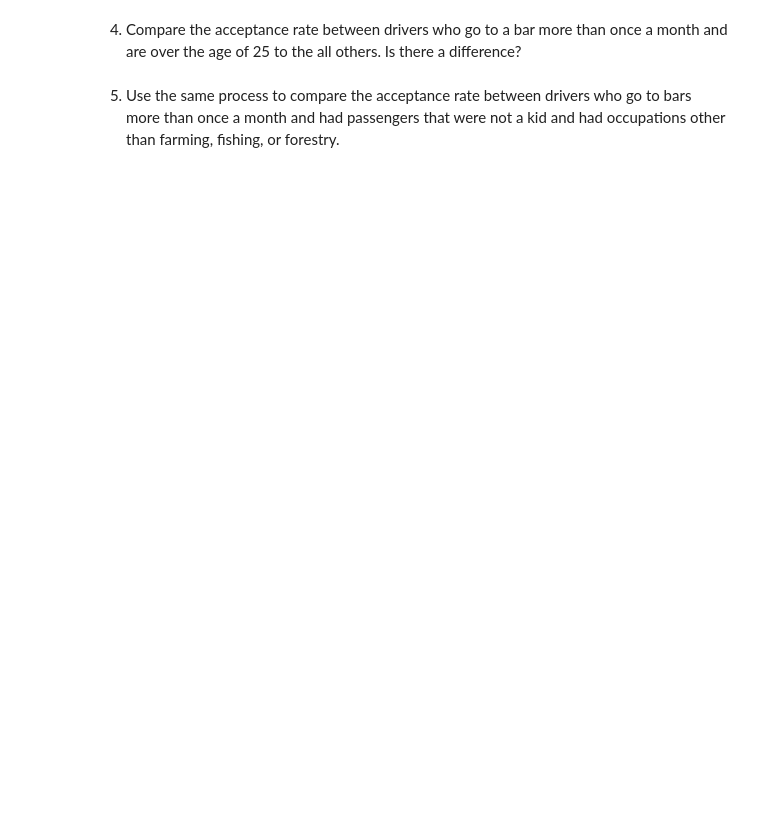
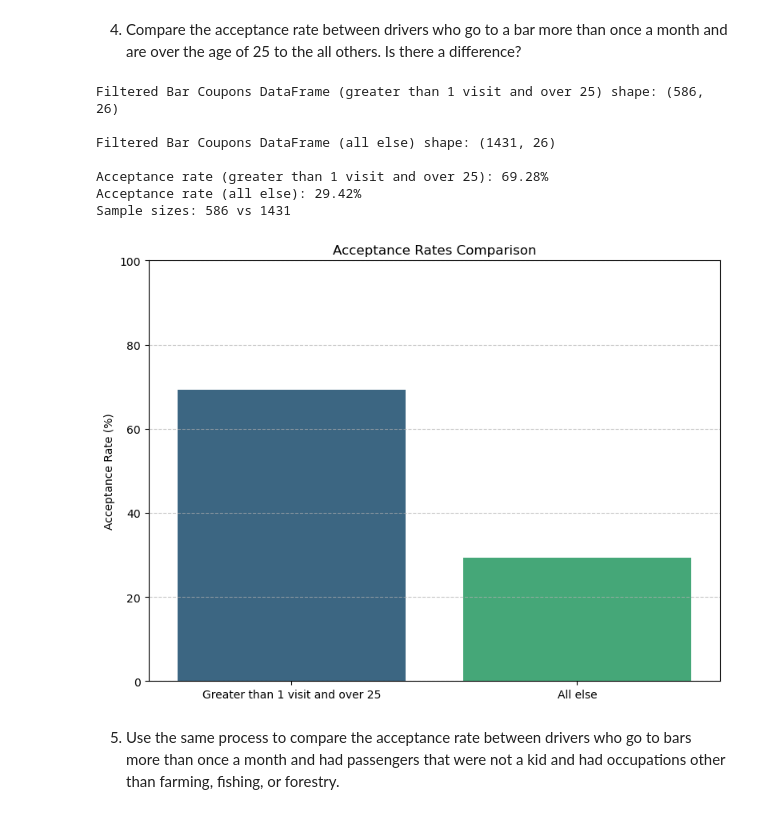
Before and after one commit to JimKlein325/MachineLearning-AMTCouponAnalysis, a Jupyter notebook: prompt.ipynb, the cells around one changed output. Saved outputs shown, nothing was run; the diff lists cells and outputs as text; code cells hidden in the pictures; blank space fills up the shorter version.

```diff
--- a/prompt.ipynb
+++ b/prompt.ipynb
@@ -356,4 +455,38 @@ Now, we will lead you through an exploration of just the bar related coupons.
 # %% [markdown]
 4. Compare the acceptance rate between drivers who go to a bar more than once a month and are over the age of 25 to the all others.  Is there a difference?
+# %%
+# use .query to filter rows where 'Bar' is in ['1~3', '4~8', 'gt8'] and 'age' in ['21', '46', '26', '31', '41', '50plus', '36']
+bar_coupons_gt1_over25 = bar_coupons.query("Bar in ['1~3', '4~8', 'gt8'] and age in ['21', '46', '26', '31', '41', '50plus', '36']")
+bar_coupons_all_else = bar_coupons.query("not (Bar in ['1~3', '4~8', 'gt8'] and age in ['21', '46', '26', '31', '41', '50plus', '36'])")
+
+print(f"\nFiltered Bar Coupons DataFrame (greater than 1 visit and over 25) shape: {bar_coupons_gt1_over25.shape}")
+print(f"\nFiltered Bar Coupons DataFrame (all else) shape: {bar_coupons_all_else.shape}")
+
+# calculate acceptance rates for both groups
+acceptance_rate_gt1_over25 = bar_coupons_gt1_over25['Y'].mean() * 100 if len(bar_coupons_gt1_over25) > 0 else 0
+acceptance_rate_all_else = bar_coupons_all_else['Y'].mean() * 100 if len(bar_coupons_all_else) > 0 else 0
+print(f"\nAcceptance rate (greater than 1 visit and over 25): {acceptance_rate_gt1_over25:.2f}%")
+print(f"Acceptance rate (all else): {acceptance_rate_all_else:.2f}%")
+print(f"Sample sizes: {len(bar_coupons_gt1_over25)} vs {len(bar_coupons_all_else)}")
+# create a bar plot for acceptance rates: Acceptance rate (greater than 1 visit and over 25) and Acceptance rate (all else)
+plt.figure(figsize=(8, 6))
+sns.barplot(x=['Greater than 1 visit and over 25', 'All else'],
+            y=[acceptance_rate_gt1_over25, acceptance_rate_all_else],
+            palette='viridis', hue=['Greater than 1 visit and over 25', 'All else'])
+plt.title('Acceptance Rates Comparison')
+plt.ylabel('Acceptance Rate (%)')
+plt.ylim(0, 100)
+plt.grid(axis='y', linestyle='--', alpha=0.7)
+plt.tight_layout()
+plt.show()
+# %% [output]
+Filtered Bar Coupons DataFrame (greater than 1 visit and over 25) shape: (586, 26)
+
+Filtered Bar Coupons DataFrame (all else) shape: (1431, 26)
+
+Acceptance rate (greater than 1 visit and over 25): 69.28%
+Acceptance rate (all else): 29.42%
+Sample sizes: 586 vs 1431
+[figure, added]
 # %% [markdown]
 5. Use the same process to compare the acceptance rate between drivers who go to bars more than once a month and had passengers that were not a kid and had occupations other than farming, fishing, or forestry.
```
Also changed, not shown: parts of 9 cells of this notebook, 1 other file.
